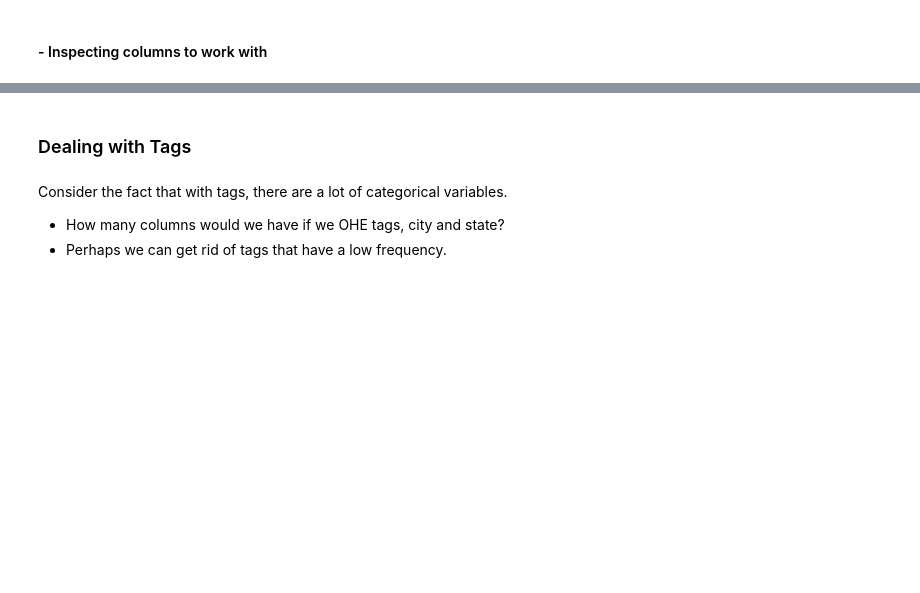
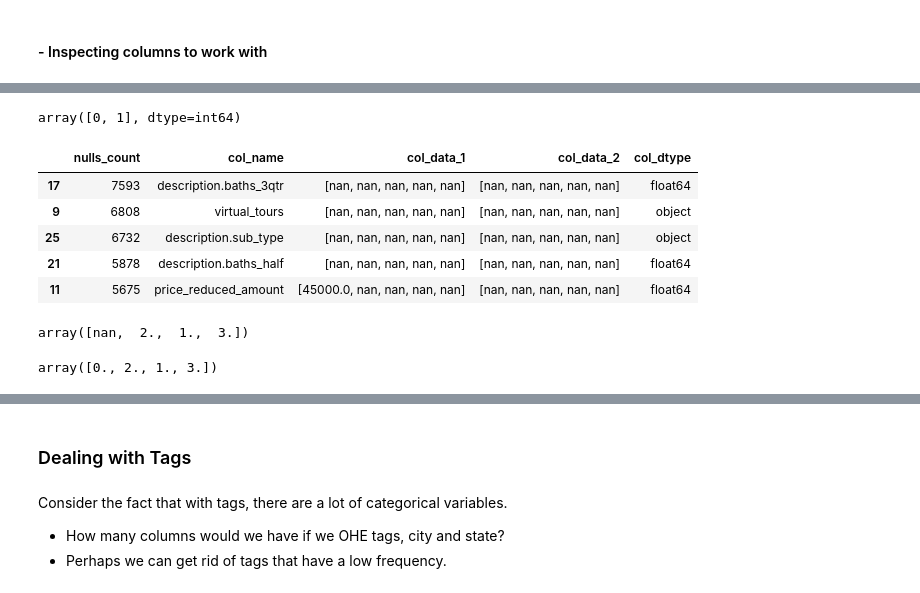
Before and after one commit to kangelamw/DS-Midterm-Project-LHL-2025, a Jupyter notebook: notebooks/1 - EDA.ipynb, the cells around one changed output, grey strips where cells are left out. Drawn from its saved outputs; the diff is of its cells as text; code cells hidden in the pictures; blank space fills up the shorter version.

```diff
--- a/notebooks/1 - EDA.ipynb
+++ b/notebooks/1 - EDA.ipynb
@@ -393,0 +384,4 @@ columns_overview.sort_values(by='nulls_count', ascending=False)
+# %%
+remove = columns_overview[columns_overview['nulls_count'] == 8154]['col_name'] # Get the columns with 8154 nulls
+
+remove_cols = [i for i in remove]
@@ -393,0 +413,30 @@ columns_overview.sort_values(by='nulls_count', ascending=False)
+# %%
+# The foreclosure flag may be useful. It may have effect with the house price. Replacing the Nan values with 0 and 1.
+data['flags.is_foreclosure'] = data['flags.is_foreclosure'].fillna(0).replace({True: 1})
+
+data['flags.is_foreclosure'].unique()
+# %% [output]
+array([0, 1], dtype=int64)
+# %%
+# Re-run the cols_overview function
+columns_overview = cols_overview(data)
+
+columns_overview.head()
+# %% [output]
+|  | nulls_count | col_name | col_data_1 | col_data_2 | col_dtype |
+| 17 | 7593 | description.baths_3qtr | [nan, nan, nan, nan, nan] | [nan, nan, nan, nan, nan] | float64 |
+| 9 | 6808 | virtual_tours | [nan, nan, nan, nan, nan] | [nan, nan, nan, nan, nan] | object |
+| 25 | 6732 | description.sub_type | [nan, nan, nan, nan, nan] | [nan, nan, nan, nan, nan] | object |
+| 21 | 5878 | description.baths_half | [nan, nan, nan, nan, nan] | [nan, nan, nan, nan, nan] | float64 |
+| 11 | 5675 | price_reduced_amount | [45000.0, nan, nan, nan, nan] | [nan, nan, nan, nan, nan] | float64 |
+# %%
+data['description.baths_3qtr'].unique()
+# %% [output]
+array([nan,  2.,  1.,  3.])
+# %%
+# Replacing the NaN values with 0
+data['description.baths_3qtr'] = data['description.baths_3qtr'].fillna(0.)
+
+data['description.baths_3qtr'].unique()
+# %% [output]
+array([0., 2., 1., 3.])
```
Also changed, not shown: parts of 19 cells of this notebook, 1 other file.
